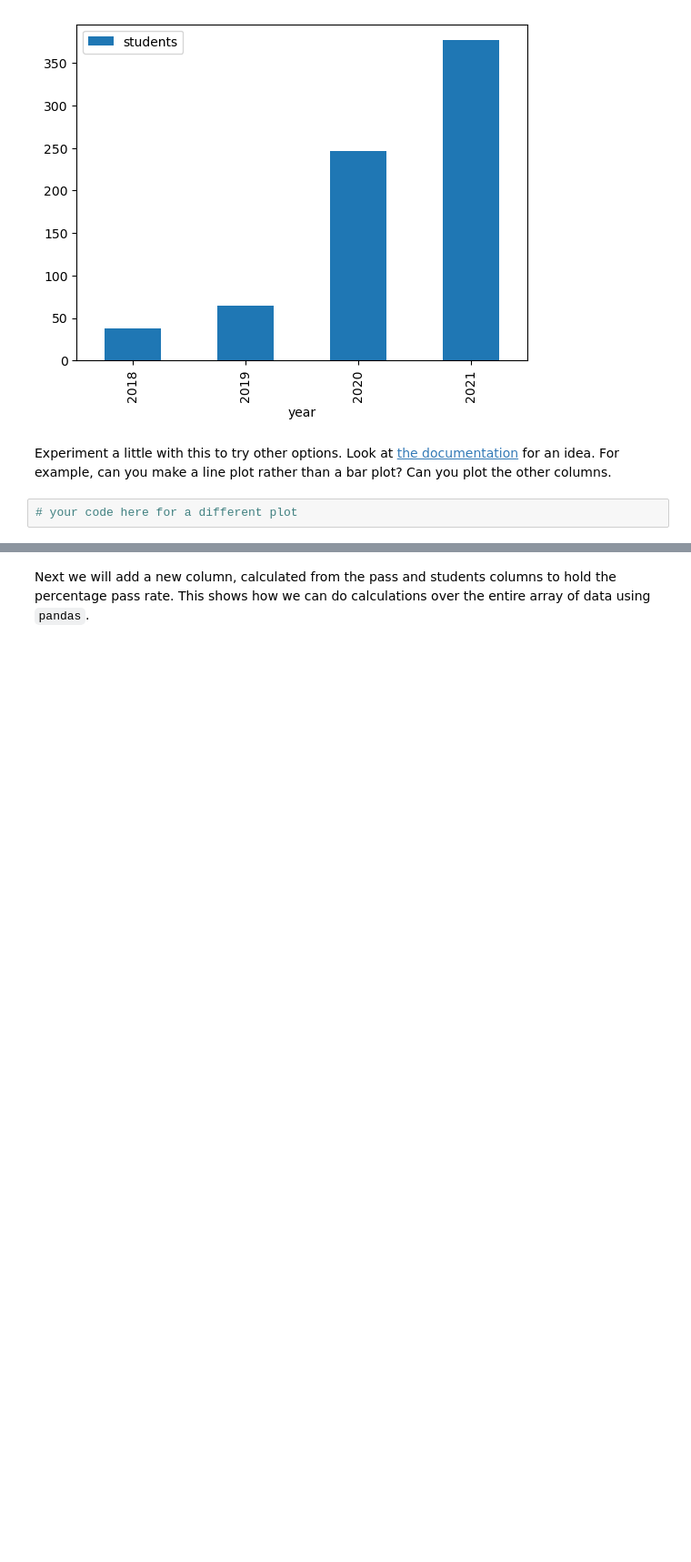
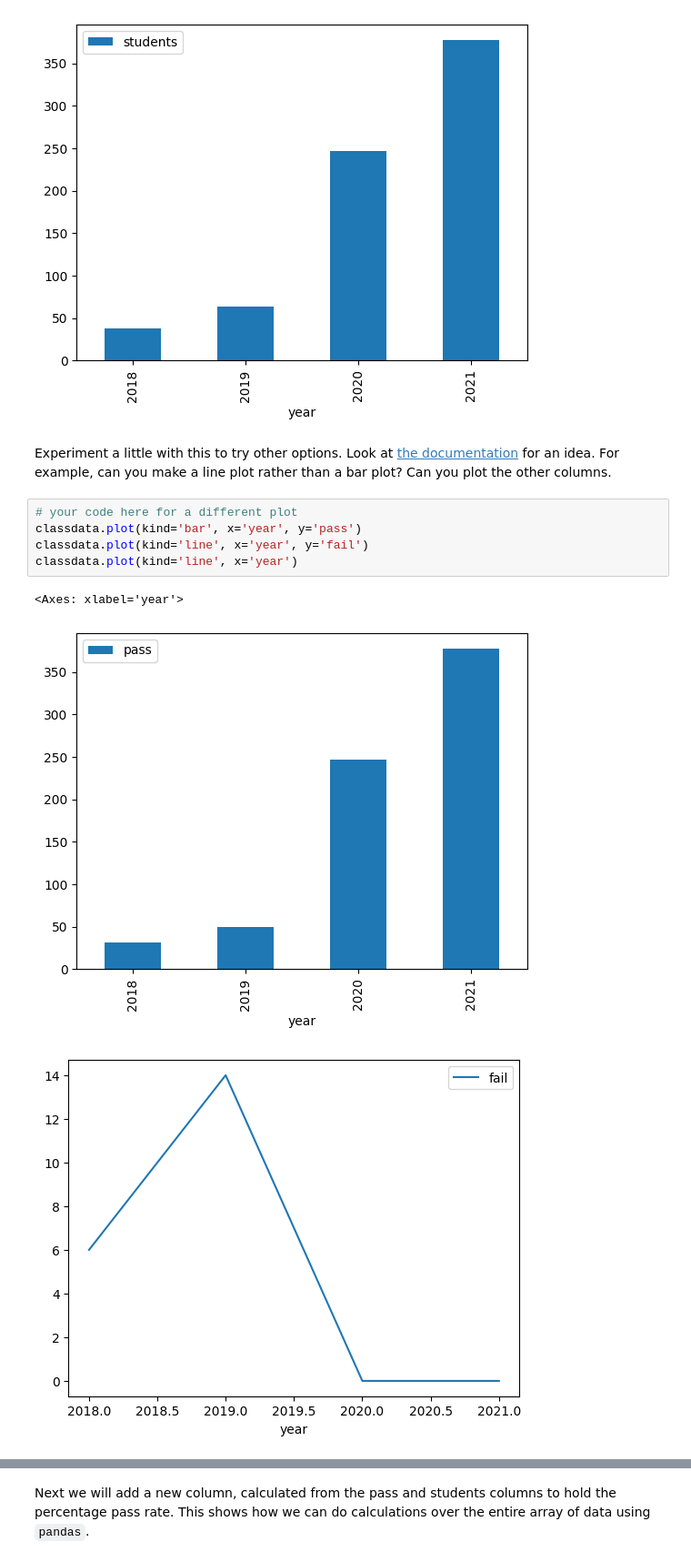
Before and after one commit to rafiyzfiles/test2200, a Jupyter notebook: workshop-week2-s22024.ipynb, the cells around one changed output, grey strips where cells are left out. Shown at 91% size. Drawn from its saved outputs; the diff is of its cells as text; blank space fills up the shorter version.

```diff
--- a/workshop-week2-s22024.ipynb
+++ b/workshop-week2-s22024.ipynb
@@ -64,5 +84,12 @@ classdata.plot(kind='bar', x='year', y='students')
 [figure]
 # %% [markdown]
 Experiment a little with this to try other options. Look at [the documentation](https://pandas.pydata.org/pandas-docs/stable/user_guide/visualization.html) for an idea. For example, can you make a line plot rather than a bar plot? Can you plot the other columns.
-# %%
-# your code here for a different plot
+# %%
+# your code here for a different plot
+classdata.plot(kind='bar', x='year', y='pass')
+classdata.plot(kind='line', x='year', y='fail')
+classdata.plot(kind='line', x='year')
+# %% [output]
+<Axes: xlabel='year'>
+[figure, added]
+[figure, added]
```
Also changed, not shown: parts of 5 cells of this notebook.
